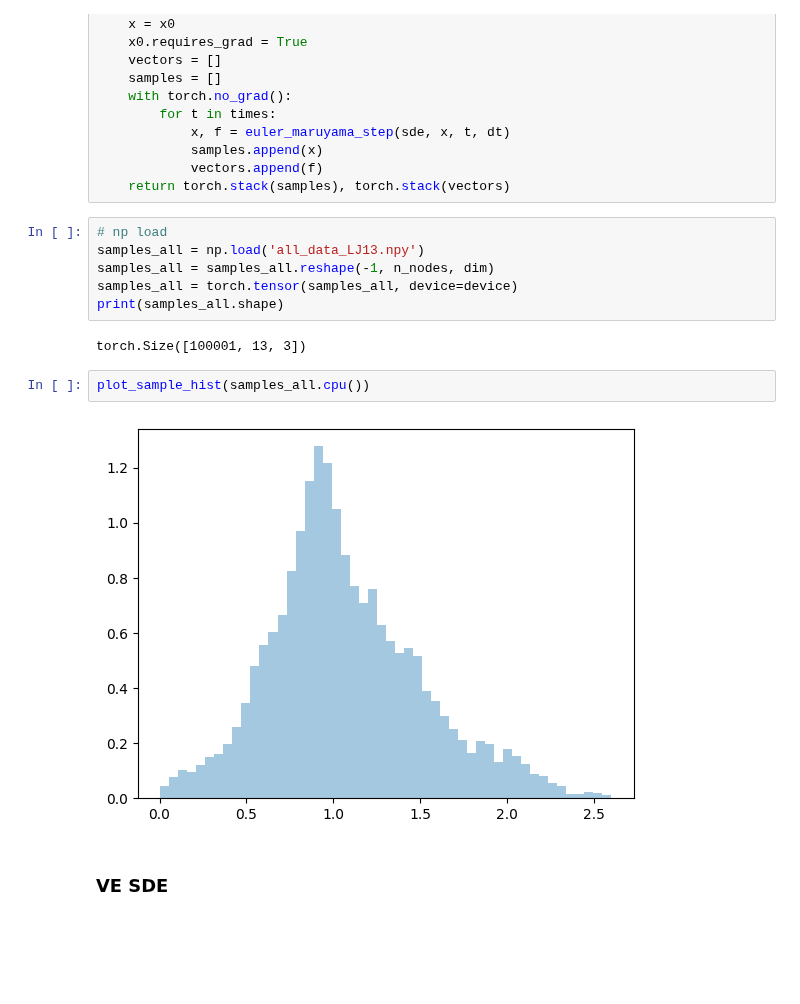
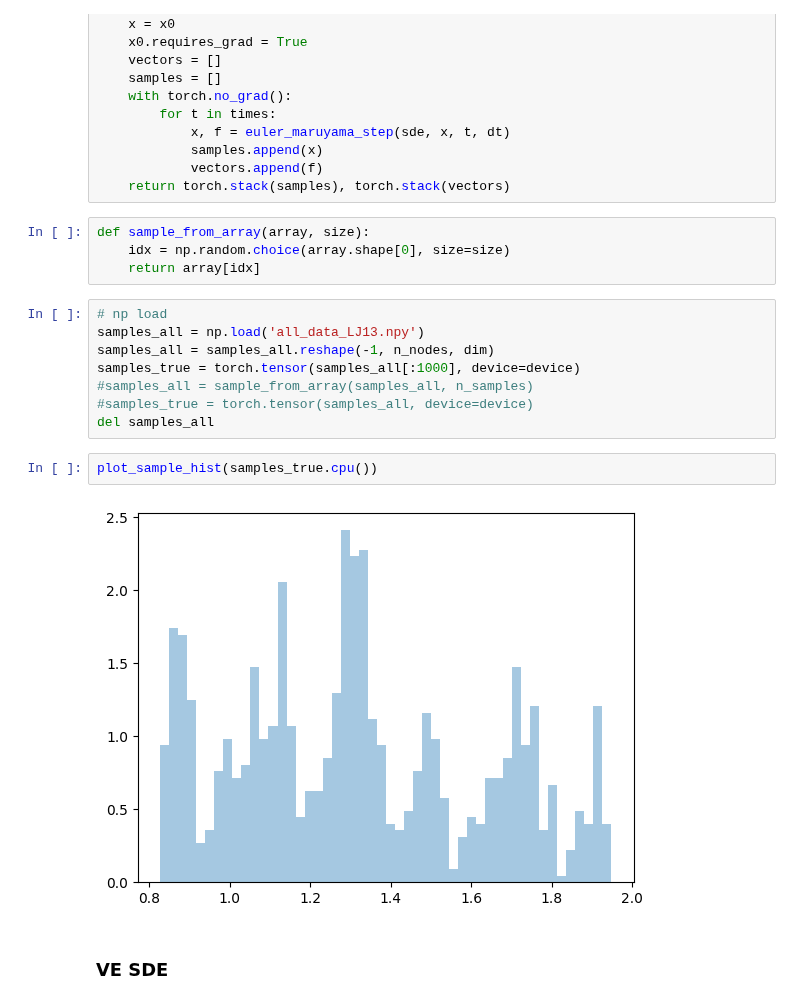
Before and after one commit to taraak/pita, a Jupyter notebook: active_inference_LJ13.ipynb, the cells around one changed output. Cells and saved outputs as stored; diff of their text form; blank space fills up the shorter version.

```diff
--- a/active_inference_LJ13.ipynb
+++ b/active_inference_LJ13.ipynb
@@ -347,18 +339,22 @@ def integrate_sde(sde, x0, t_span, dt):
             samples.append(x)
             vectors.append(f)
     return torch.stack(samples), torch.stack(vectors)
+# %%
+def sample_from_array(array, size):
+    idx = np.random.choice(array.shape[0], size=size)
+    return array[idx]
 # %%
 # np load
 samples_all = np.load('all_data_LJ13.npy')
 samples_all = samples_all.reshape(-1, n_nodes, dim)
-samples_all = torch.tensor(samples_all, device=device)
-print(samples_all.shape)
+samples_true = torch.tensor(samples_all[:1000], device=device)
+#samples_all = sample_from_array(samples_all, n_samples)
+#samples_true = torch.tensor(samples_all, device=device)
+del samples_all
-# %% [output]
-torch.Size([100001, 13, 3])
 # %%
-plot_sample_hist(samples_all.cpu())
+plot_sample_hist(samples_true.cpu())
 # %% [output]
-[figure, old version]
+[figure, new version]
 # %% [markdown]
 ### VE SDE
 # %%
```
Also changed, not shown: parts of 34 cells of this notebook, 1 other file.
